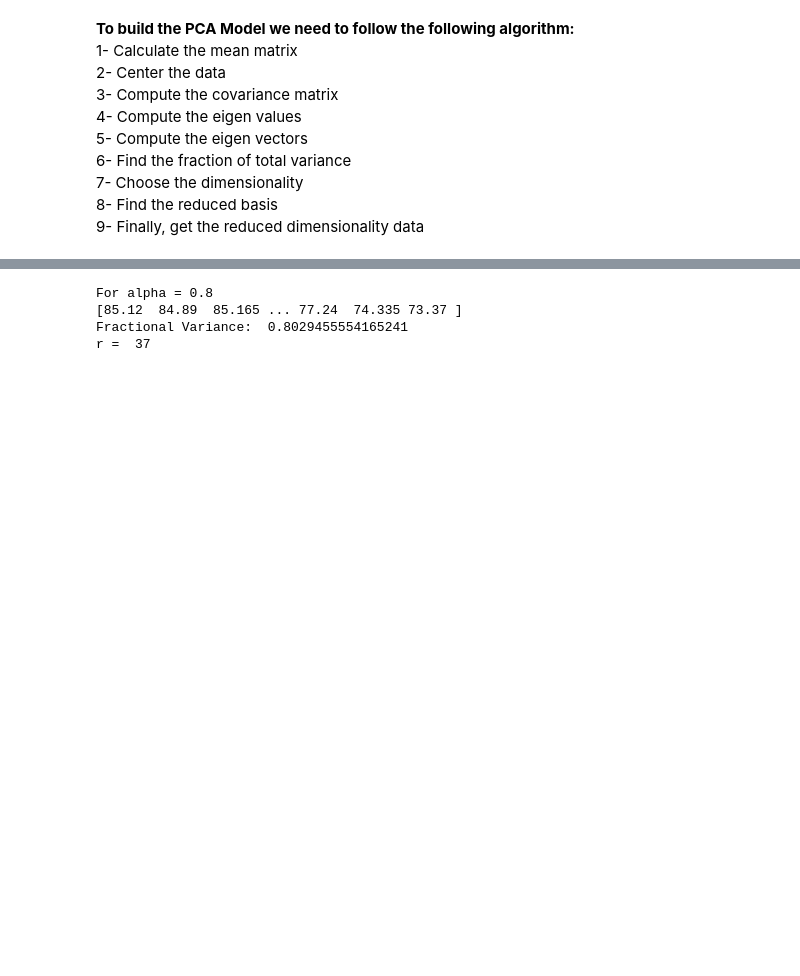
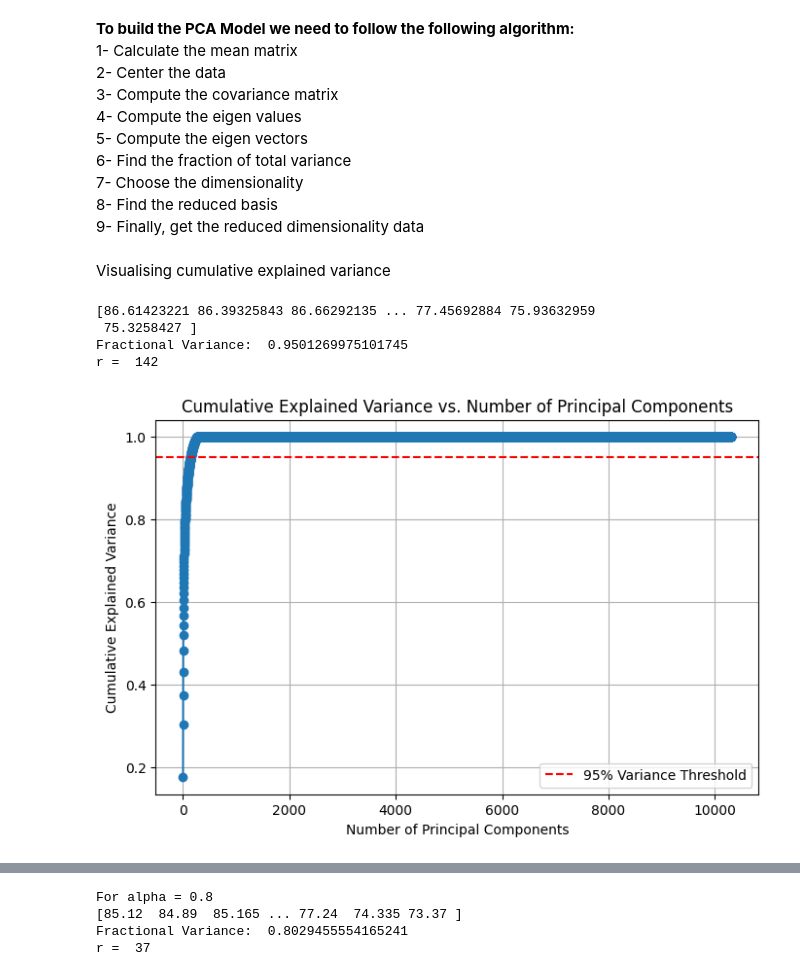
Before and after one commit to Mazen-Gaber/PCA-Face-Recognition, a Jupyter notebook: ORL-PCA Face Recognition.ipynb, the cells around one changed output, grey strips where cells are left out. Saved outputs shown, nothing was run; the diff lists cells and outputs as text; code cells hidden in the pictures; blank space fills up the shorter version.

```diff
--- a/ORL-PCA Face Recognition.ipynb
+++ b/ORL-PCA Face Recognition.ipynb
@@ -64,22 +67,24 @@ show_random_samples(dataset_directory, num_samples, grid_cols)
 #saving data set in Data_matrix
 y = [] #Label Vector y
 D = [] #Data Matrix D
-for i in range(1,41):
-  folder = "att_faces/s"
-  folder+=str(i)
-  y.append(i)
-  files = glob.glob (folder)
-  for j in range(1,11):
-      file_name = folder + "/"+str(j)+".pgm"
+for i in range(1, 41):
+  folder = f"C:/Users/merva/OneDrive/Desktop/uni/data mining/att_faces/s{i}"
+  #folder = f"att_faces/s{i}"
+   #open file path
+  # files = glob.glob (folder) # gets file from folder s(i)
+  # for j in range(1,11):
+  files = glob.glob(folder + "/*.pgm")  # gets all pgm files from folder s(i)
+  for file_name in files:
+      #file_name = folder + "/"+str(j)+".pgm"
       img = Image.open(file_name)
-      data = np.array(img)
+      data = np.array(img)     #could replace these two lines with plt.imread(file_name)
       #print(data)
       img2vec = data.flatten()
       D.append(img2vec)
+      y.append(i)
       print(img2vec.shape)
-      j=j+1
-  j = 1
-  i = i +1
+  #     j=j+1
+  # j = 1
 # %% [output]
 (10304,)
 (10304,)
@@ -204 +272,30 @@ def PCA (training_data, testing_data, alpha):
+# %% [markdown]
+Visualising cumulative explained variance
+# %%
+def plot_cumulative_variance(eigen_values):
+    total_variance = np.sum(eigen_values)
+    cumulative_variance = np.cumsum(eigen_values) / total_variance
+
+    plt.figure(figsize=(8,5))
+    plt.plot(range(1, len(eigen_values) + 1), cumulative_variance, marker='o', linestyle='-')
+    plt.axhline(y=0.95, color='r', linestyle='--', label='95% Variance Threshold')
+    plt.xlabel('Number of Principal Components')
+    plt.ylabel('Cumulative Explained Variance')
+    plt.title('Cumulative Explained Variance vs. Number of Principal Components')
+    plt.legend()
+    plt.grid(True)
+    plt.show()
+# %%
+alpha = 0.95
+projected_train, projected_test, eigenvectors, eigenvalues, sorted_eigen_values = PCA(training_matrix, testing_matrix, alpha)
+# %% [output]
+[86.61423221 86.39325843 86.66292135 ... 77.45692884 75.93632959
+ 75.3258427 ]
+Fractional Variance:  0.9501269975101745
+r =  142
+# %%
+# Plot cumulative variance
+plot_cumulative_variance(sorted_eigen_values)
+# %% [output]
+[figure, added]
 # %%
```
Also changed, not shown: parts of 16 cells of this notebook.
